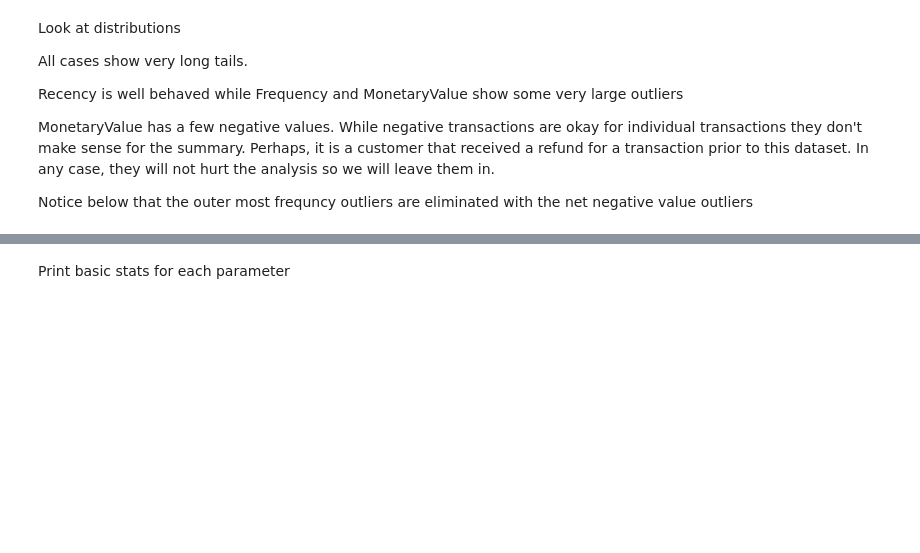
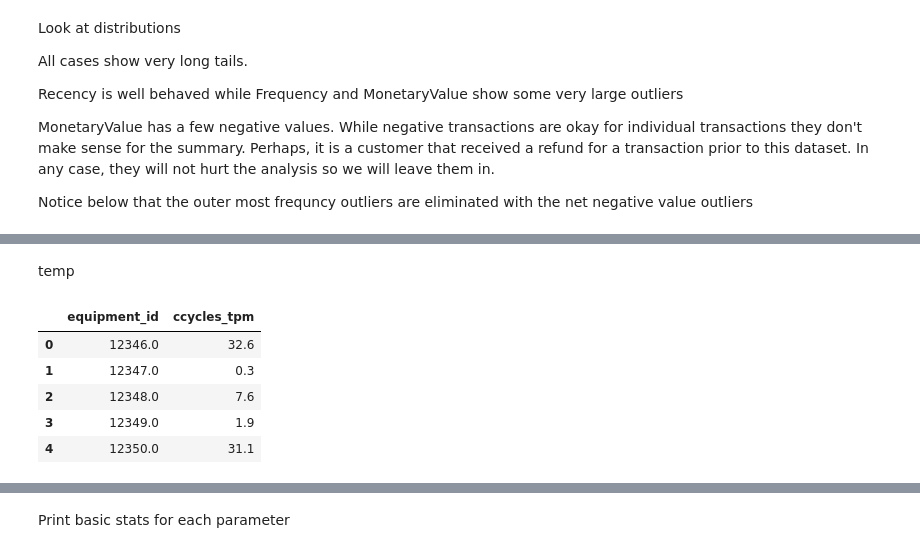
Before and after one commit to Aljgutier/segmentation, a Jupyter notebook: RFM_Segmentation_OnlineSales.ipynb, the cells around one changed output, grey strips where cells are left out. Drawn from its saved outputs; the diff is of its cells as text; code cells hidden in the pictures; blank space fills up the shorter version.

```diff
--- a/RFM_Segmentation_OnlineSales.ipynb
+++ b/RFM_Segmentation_OnlineSales.ipynb
@@ -250,0 +254,17 @@ plt.show()
+# %% [markdown]
+temp
+# %%
+df2 = df_rfm.copy()
+df2['ccycles_tpm']=df2['Recency']/10
+df2=df2.reset_index()
+df2.rename({'CustomerID':'equipment_id'},axis=1,inplace=True)
+df2=df2[['equipment_id','ccycles_tpm']]
+display(df2.head())
+df2.to_csv('ccycles_tpm.csv',index=False)
+# %% [output]
+|  | equipment_id | ccycles_tpm |
+| 0 | 12346.0 | 32.6 |
+| 1 | 12347.0 | 0.3 |
+| 2 | 12348.0 | 7.6 |
+| 3 | 12349.0 | 1.9 |
+| 4 | 12350.0 | 31.1 |
```
Also changed, not shown: parts of 6 cells of this notebook, 1 other file.
